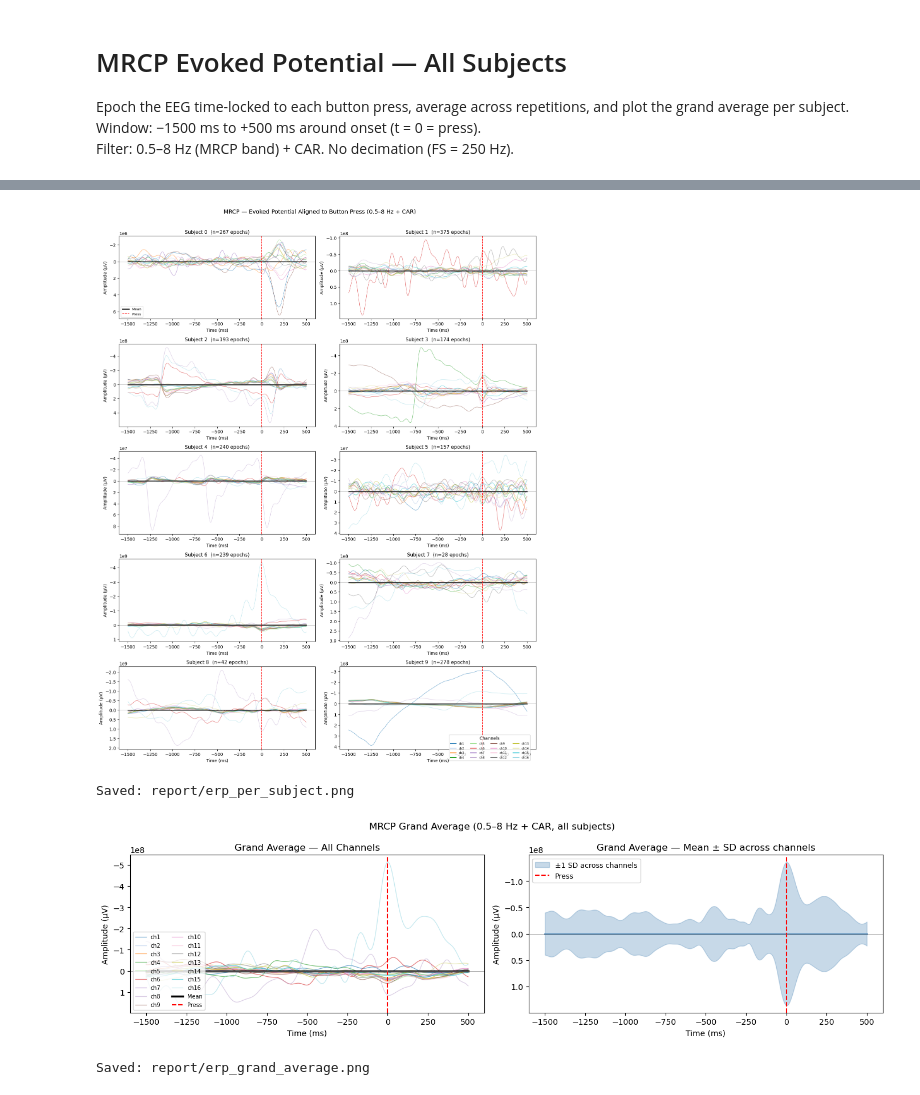
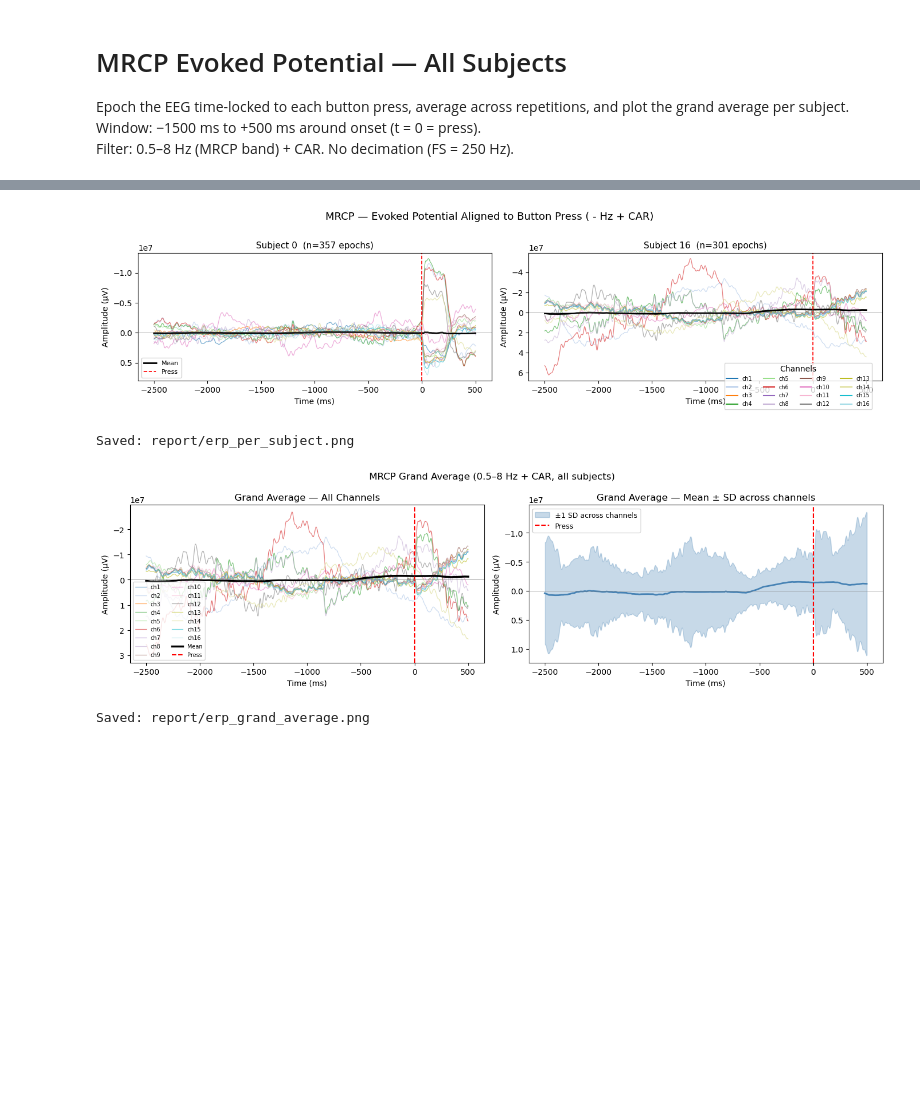
Before and after one commit to ViniciusLima94/EEG, a Jupyter notebook: notebooks/eeg_erp_evoked.ipynb, the cells around one changed output, grey strips where cells are left out. Cells and saved outputs as stored; diff of their text form; code cells hidden in the pictures; blank space fills up the shorter version.

```diff
--- a/notebooks/eeg_erp_evoked.ipynb
+++ b/notebooks/eeg_erp_evoked.ipynb
@@ -19,14 +19,14 @@ from matplotlib.lines import Line2D
 from src.preprocessing import load_trial
 # %%
 # ── Config ────────────────────────────────────────────────────────────────────
-TACHE    = 'spt'
+TACHE    = 'gng_clean'
 FS       = 250           # no decimation — full resolution for ERP
-LP, HP   = 0.5, 8.0     # MRCP band
-PRE_MS   = 1500          # ms before press
+LP, HP   = 0.5, 28.0     # MRCP band
+PRE_MS   = 2500          # ms before press
 POST_MS  = 500           # ms after press
 PRE      = int(PRE_MS  / 1000 * FS)   # samples
 POST     = int(POST_MS / 1000 * FS)   # samples
-SUBJECTS = list(range(10))
+SUBJECTS = [0, 16]#list(range(10))
 TIME_AX  = np.linspace(-PRE_MS, POST_MS, PRE + POST)  # ms
 
 print(f'Epoch: −{PRE_MS} ms to +{POST_MS} ms  ({PRE+POST} samples at {FS} Hz)')
@@ -74,7 +74,7 @@ for subj in SUBJECTS:
     for t in trials:
         df, cols = load_trial(subj, TACHE, t, data_path,
                               eeg_cols=EEG_COLS, fs=FS, lp=LP, hp=HP,
-                              decimate=1, car=True)
+                              decimate=1, car=True, despike_sigma=5, clip_percentile=1)
         if EEG_COLS is None:
             EEG_COLS = cols
         X      = df[EEG_COLS].values.astype(np.float32)
@@ -128,35 +115,35 @@ cmap = plt.cm.tab20(np.linspace(0, 1, N_CH))
 for ax_idx, (subj, erp) in enumerate(sorted(subject_erps.items())):
     ax = axes[ax_idx]
     for ch in range(N_CH):
         ax.plot(TIME_AX, erp[:, ch] * 1e6, alpha=0.6, lw=0.9, color=cmap[ch])
     # Mean across channels
     ax.plot(TIME_AX, erp.mean(axis=1) * 1e6, color='black', lw=2, label='Mean')
     ax.axvline(0, color='red', lw=1.2, ls='--', label='Press')
     ax.axhline(0, color='gray', lw=0.5)
     ax.set_title(f'Subject {subj}  (n={subject_n[subj]} epochs)', fontsize=11)
     ax.set_xlabel('Time (ms)')
     ax.set_ylabel('Amplitude (µV)')
     ax.invert_yaxis()   # EEG convention: negative up
     if ax_idx == 0:
         ax.legend(loc='lower left', fontsize=8)
 
 # Hide any unused axes
 for ax in axes[n_subj:]:
     ax.set_visible(False)
 
 # Channel legend as a separate inset
 handles = [Line2D([0],[0], color=cmap[i], lw=1.5, label=EEG_COLS[i]) for i in range(N_CH)]
 fig.legend(handles=handles, loc='lower right', ncol=4, fontsize=7,
            title='Channels', bbox_to_anchor=(0.98, 0.01))
 
-fig.suptitle('MRCP — Evoked Potential Aligned to Button Press (0.5–8 Hz + CAR)',
+fig.suptitle(f'MRCP — Evoked Potential Aligned to Button Press ( - Hz + CAR)',
              fontsize=13, y=1.01)
 plt.tight_layout()
 plt.savefig('report/erp_per_subject.png', dpi=150, bbox_inches='tight')
 plt.show()
 print('Saved: report/erp_per_subject.png')
 # %% [output]
-[figure, old version]
+[figure, new version]
 Saved: report/erp_per_subject.png
 # %%
 # ── Grand average across all subjects ─────────────────────────────────────────
@@ -197,7 +184,7 @@ plt.savefig('report/erp_grand_average.png', dpi=150, bbox_inches='tight')
 plt.show()
 print('Saved: report/erp_grand_average.png')
 # %% [output]
-[figure, old version]
+[figure, new version]
 Saved: report/erp_grand_average.png
 # %%
 # ── Heatmap: channels × time, grand average ───────────────────────────────────
```
Also changed, not shown: parts of 4 cells of this notebook, 3 other files.
